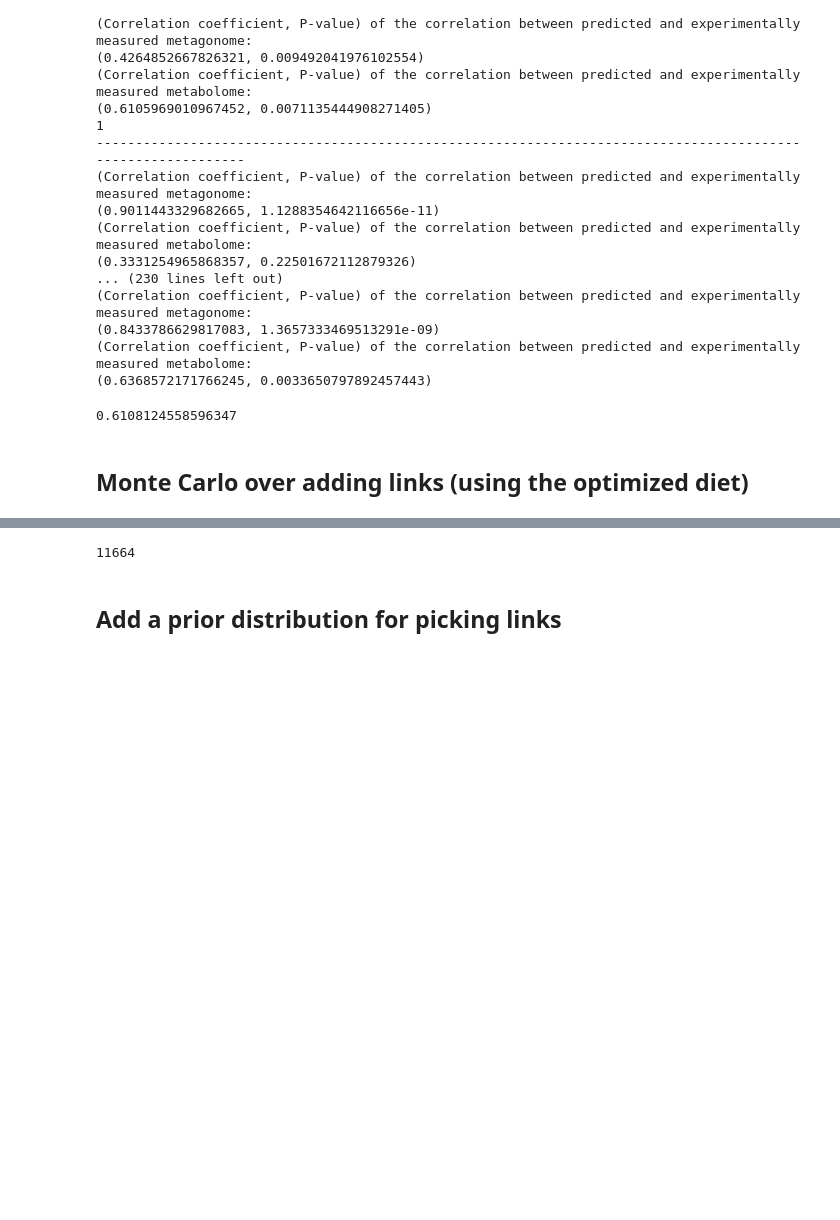
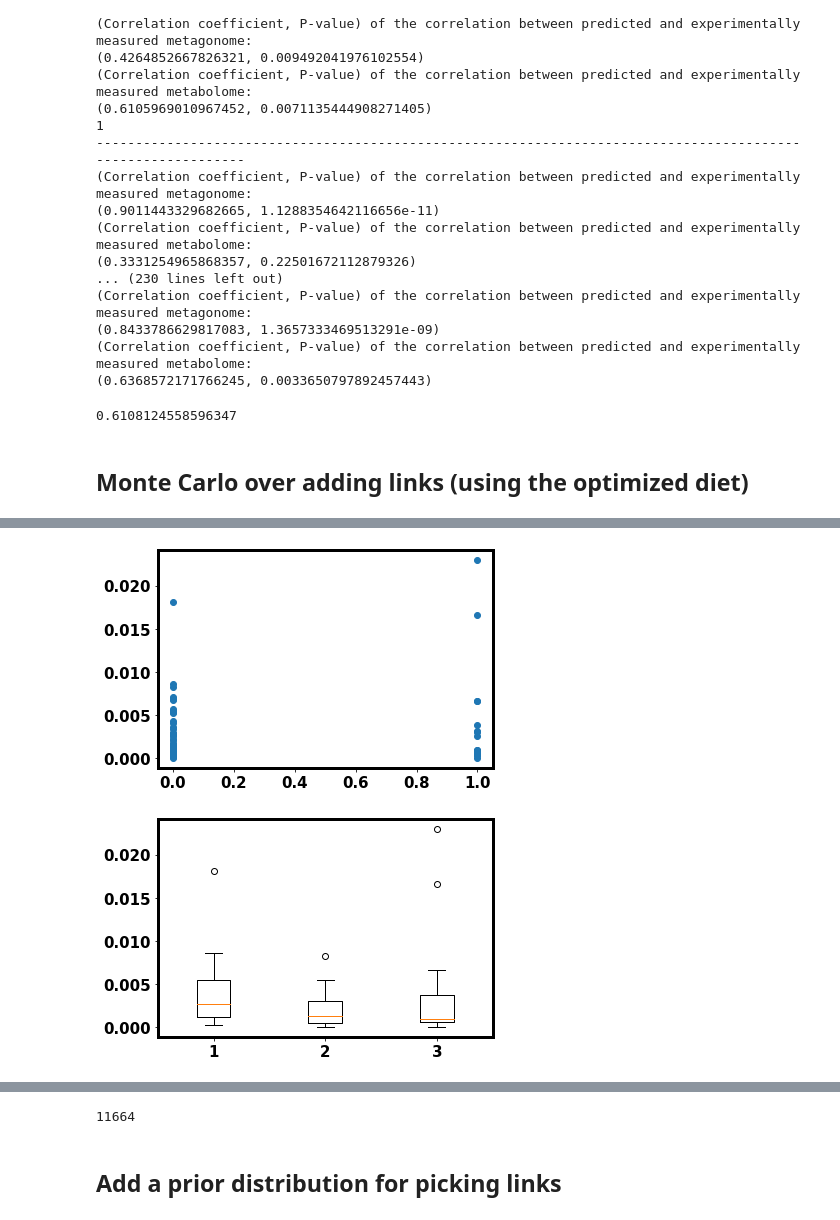
Before and after one commit to wt1005203/Trophic-model-of-human-microbiome, a Jupyter notebook: Trophic_model_for_gut_adding_links_v2.ipynb, the cells around one changed output, grey strips where cells are left out. Drawn from its saved outputs; the diff is of its cells as text; code cells hidden in the pictures; blank space fills up the shorter version.

```diff
--- a/Trophic_model_for_gut_adding_links_v2.ipynb
+++ b/Trophic_model_for_gut_adding_links_v2.ipynb
@@ -837,3 +878,15 @@ plt.plot([k, k], [0, np.max(prob)], '-.')
+# %%
+plt.figure()
+plt.plot(ifIncluded, df_added_tables['error reduced'], 'o')
+
+box1 = df_added_tables['error reduced'][ifCovered==0]
+box2 = df_added_tables['error reduced'][(ifCovered==1) & (ifIncluded==0)]
+box3 = df_added_tables['error reduced'][(ifCovered==1) & (ifIncluded==1)]
+plt.figure()
+plt.boxplot([box1, box2, box3]);
+# %% [output]
+[figure, added]
+[figure, added]
 # %%
 ################################# Predict metabolome from individual's metagenome.
 
```
Also changed, not shown: parts of 19 cells of this notebook, 1 other file.
